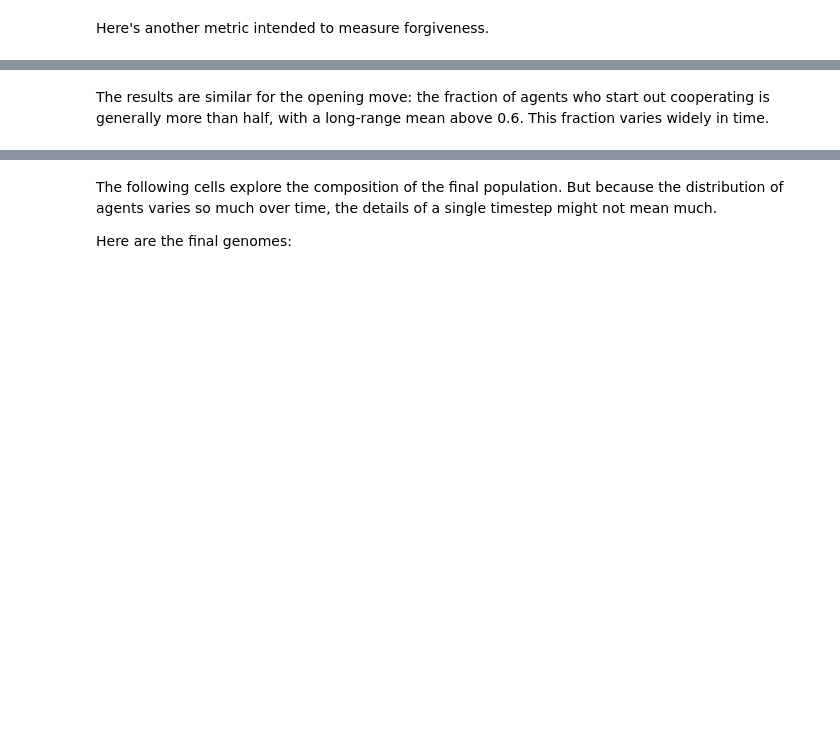
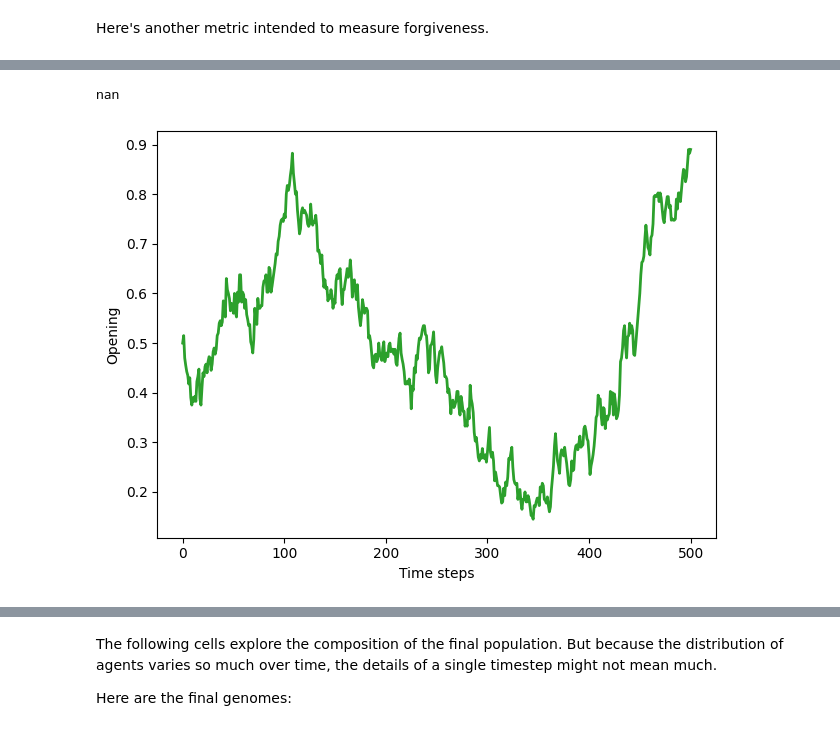
Before and after one commit to Kori04/CSC445Final, a Jupyter notebook: chap14.ipynb, the cells around one changed output, grey strips where cells are left out. Saved outputs shown, nothing was run; the diff lists cells and outputs as text; code cells hidden in the pictures; blank space fills up the shorter version.

```diff
--- a/chap14.ipynb
+++ b/chap14.ipynb
@@ -769,2 +650,6 @@ nan
-# %% [markdown]
-The results are similar for the opening move: the fraction of agents who start out cooperating is generally more than half, with a long-range mean above 0.6.  This fraction varies widely in time.
+# %%
+#Shows Opening (Agents who started with cooperation)
+plot_result(2, color='C2')
+# %% [output]
+nan
+[figure, added]
```
Also changed, not shown: parts of 45 cells of this notebook.
